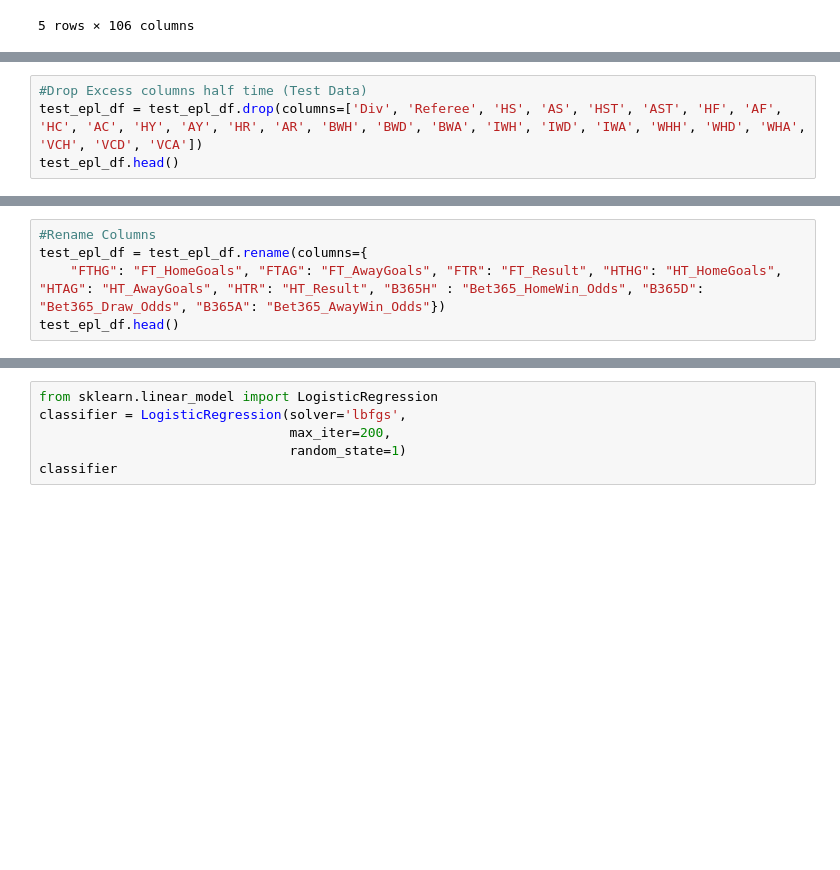
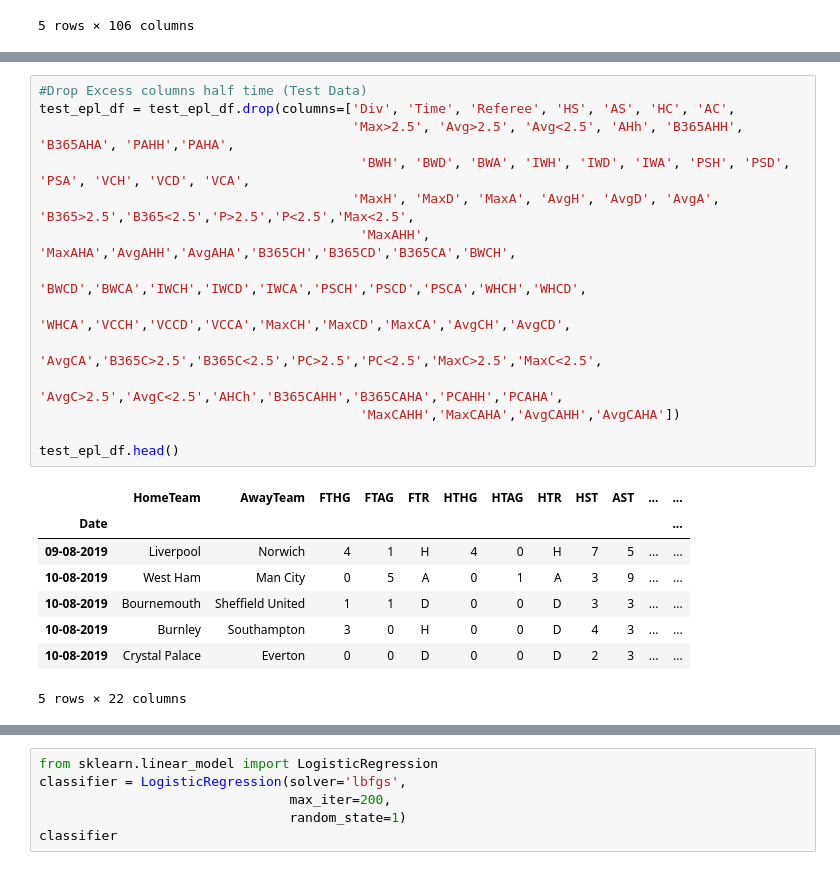
Before and after one commit to CHIUZXCV/Project-2, a Jupyter notebook: master.ipynb, the cells around one changed output, grey strips where cells are left out. Drawn from its saved outputs; the diff is of its cells as text; blank space fills up the shorter version.

```diff
--- a/master.ipynb
+++ b/master.ipynb
@@ -113,4 +62,0 @@ combined_epl_df.head()
-# %%
-#Drop Excess columns half time (Test Data)
-test_epl_df = test_epl_df.drop(columns=['Div', 'Referee', 'HS', 'AS', 'HST', 'AST', 'HF', 'AF', 'HC', 'AC', 'HY', 'AY', 'HR', 'AR', 'BWH', 'BWD', 'BWA', 'IWH', 'IWD', 'IWA', 'WHH', 'WHD', 'WHA', 'VCH', 'VCD', 'VCA'])
-test_epl_df.head()
@@ -140,5 +62,0 @@ combined_epl_df.head()
-# %%
-#Rename Columns
-test_epl_df = test_epl_df.rename(columns={
-    "FTHG": "FT_HomeGoals", "FTAG": "FT_AwayGoals", "FTR": "FT_Result", "HTHG": "HT_HomeGoals", "HTAG": "HT_AwayGoals", "HTR": "HT_Result", "B365H" : "Bet365_HomeWin_Odds", "B365D": "Bet365_Draw_Odds", "B365A": "Bet365_AwayWin_Odds"})
-test_epl_df.head()
@@ -410,0 +166,23 @@ X_test = liverpool_t_df.drop(columns="Result")
+# %%
+#Drop Excess columns half time (Test Data)
+test_epl_df = test_epl_df.drop(columns=['Div', 'Time', 'Referee', 'HS', 'AS', 'HC', 'AC',
+                                        'Max>2.5', 'Avg>2.5', 'Avg<2.5', 'AHh', 'B365AHH', 'B365AHA', 'PAHH','PAHA',
+                                         'BWH', 'BWD', 'BWA', 'IWH', 'IWD', 'IWA', 'PSH', 'PSD', 'PSA', 'VCH', 'VCD', 'VCA',
+                                        'MaxH', 'MaxD', 'MaxA', 'AvgH', 'AvgD', 'AvgA', 'B365>2.5','B365<2.5','P>2.5','P<2.5','Max<2.5',
+                                         'MaxAHH', 'MaxAHA','AvgAHH','AvgAHA','B365CH','B365CD','B365CA','BWCH',
+                                         'BWCD','BWCA','IWCH','IWCD','IWCA','PSCH','PSCD','PSCA','WHCH','WHCD',
+                                         'WHCA','VCCH','VCCD','VCCA','MaxCH','MaxCD','MaxCA','AvgCH','AvgCD',
+                                         'AvgCA','B365C>2.5','B365C<2.5','PC>2.5','PC<2.5','MaxC>2.5','MaxC<2.5',
+                                        'AvgC>2.5','AvgC<2.5','AHCh','B365CAHH','B365CAHA','PCAHH','PCAHA',
+                                         'MaxCAHH','MaxCAHA','AvgCAHH','AvgCAHA'])
+
+test_epl_df.head()
+# %% [output]
+|  | HomeTeam | AwayTeam | FTHG | FTAG | FTR | HTHG | HTAG | HTR | HST | AST | ... | ... |
+| Date |  |  |  |  |  |  |  |  |  |  |  | ... |
+| 09-08-2019 | Liverpool | Norwich | 4 | 1 | H | 4 | 0 | H | 7 | 5 | ... | ... |
+| 10-08-2019 | West Ham | Man City | 0 | 5 | A | 0 | 1 | A | 3 | 9 | ... | ... |
+| 10-08-2019 | Bournemouth | Sheffield United | 1 | 1 | D | 0 | 0 | D | 3 | 3 | ... | ... |
+| 10-08-2019 | Burnley | Southampton | 3 | 0 | H | 0 | 0 | D | 4 | 3 | ... | ... |
+| 10-08-2019 | Crystal Palace | Everton | 0 | 0 | D | 0 | 0 | D | 2 | 3 | ... | ... |
+5 rows × 22 columns
```
Also changed, not shown: parts of 57 cells of this notebook, 8 other files.
